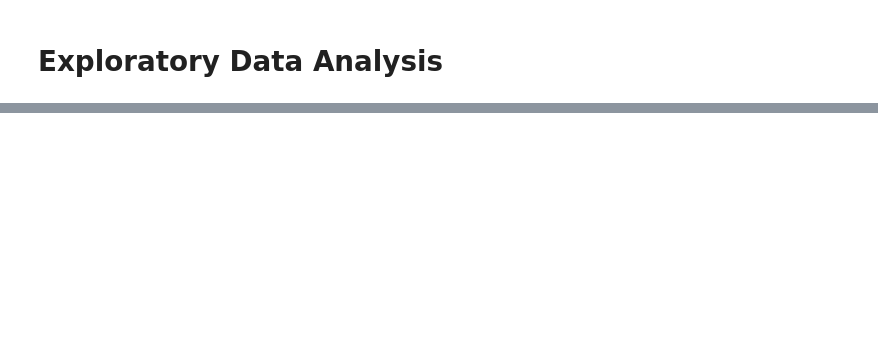
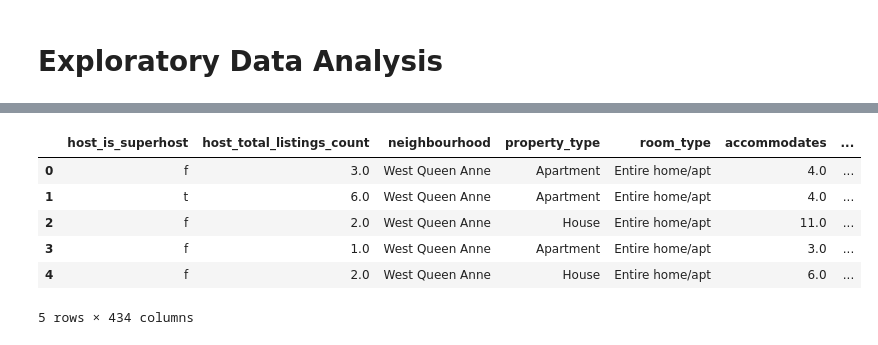
Before and after one commit to Lukas-Justen/Airbnb-Price-Evaluator, a Jupyter notebook: exploratory_data_analysis.ipynb, the cells around one changed output, grey strips where cells are left out. Saved outputs shown, nothing was run; the diff lists cells and outputs as text; code cells hidden in the pictures; blank space fills up the shorter version.

```diff
--- a/exploratory_data_analysis.ipynb
+++ b/exploratory_data_analysis.ipynb
@@ -143,0 +120,3 @@ for c in data.columns:
+# %%
+columns_to_binarize = columns
+data[columns_to_binarize].head()
@@ -143,0 +130,3 @@ for c in data.columns:
+# %%
+one_hot_encoding = pd.get_dummies(data[columns_to_binarize])
+one_hot_encoding.head()
@@ -143,0 +141,11 @@ for c in data.columns:
+# %%
+data = pd.concat([data, one_hot_encoding], axis=1)
+data.head()
+# %% [output]
+|  | host_is_superhost | host_total_listings_count | neighbourhood | property_type | room_type | accommodates | ... |
+| 0 | f | 3.0 | West Queen Anne | Apartment | Entire home/apt | 4.0 | ... |
+| 1 | t | 6.0 | West Queen Anne | Apartment | Entire home/apt | 4.0 | ... |
+| 2 | f | 2.0 | West Queen Anne | House | Entire home/apt | 11.0 | ... |
+| 3 | f | 1.0 | West Queen Anne | Apartment | Entire home/apt | 3.0 | ... |
+| 4 | f | 2.0 | West Queen Anne | House | Entire home/apt | 6.0 | ... |
+5 rows × 434 columns
```
Also changed, not shown: parts of 29 cells of this notebook.
